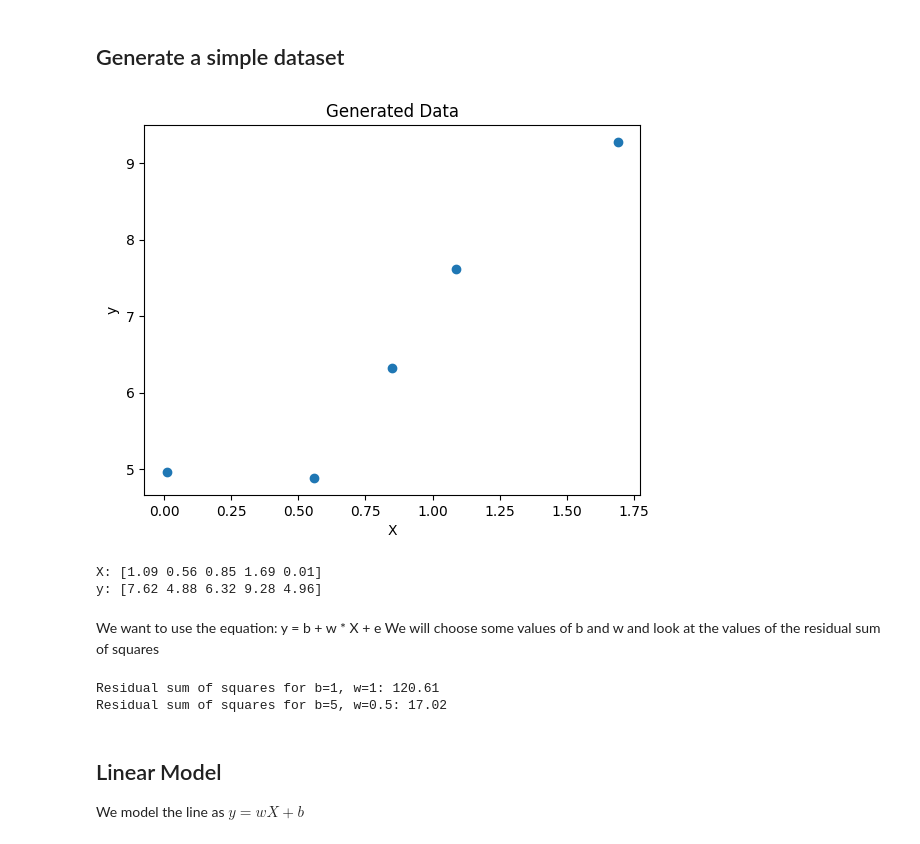
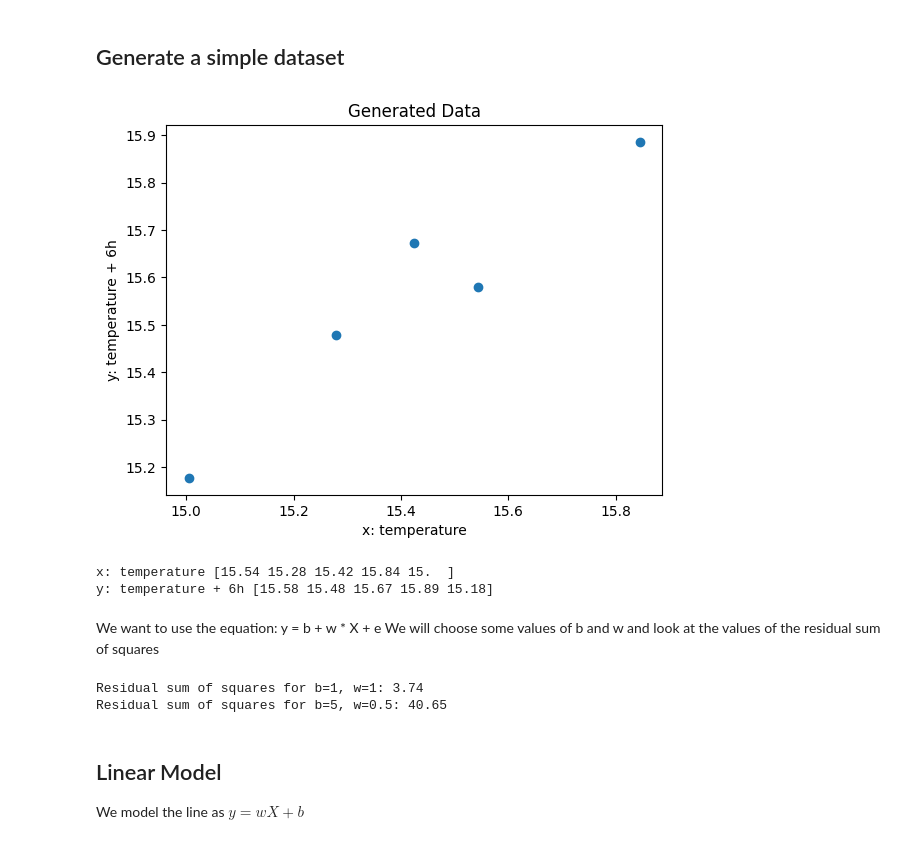
Before and after one commit to andrewcparnell/STAT41130, a Jupyter notebook: slides/day 1/D1C1.ipynb, the cells around one changed output. Cells and saved outputs as stored; diff of their text form; code cells hidden in the pictures.

```diff
--- a/slides/day 1/D1C1.ipynb
+++ b/slides/day 1/D1C1.ipynb
@@ -15,19 +15,19 @@ import matplotlib.pyplot as plt
 ## Generate a simple dataset
 # %%
 np.random.seed(100)
-X = 2 * np.random.rand(5, 1)
-y = 4 + 3 * X + np.random.randn(5, 1)
+X = 15 + np.random.rand(5, 1)
+y = X + np.random.rand(5, 1) * 0.3
 plt.scatter(X, y)
-plt.xlabel('X')
-plt.ylabel('y')
+plt.xlabel('x: temperature')
+plt.ylabel('y: temperature + 6h')
 plt.title('Generated Data')
 plt.show()
-print("X:", np.round(X.flatten(), 2))
-print("y:", np.round(y.flatten(), 2))
+print("x: temperature", np.round(X.flatten(), 2))
+print("y: temperature + 6h", np.round(y.flatten(), 2))
 # %% [output]
-[figure, old version]
+[figure, new version]
-X: [1.09 0.56 0.85 1.69 0.01]
-y: [7.62 4.88 6.32 9.28 4.96]
+x: temperature [15.54 15.28 15.42 15.84 15.  ]
+y: temperature + 6h [15.58 15.48 15.67 15.89 15.18]
 # %% [markdown]
 We want to use the equation: y = b + w * X + e
 We will choose some values of b and w and look at the values of the residual sum of squares
@@ -41,8 +41,8 @@ w = 0.5
 sum_of_squares = np.sum((y - (b + w * X)) ** 2)
 print(f"Residual sum of squares for b={b}, w={w}: {sum_of_squares:.2f}")
 # %% [output]
-Residual sum of squares for b=1, w=1: 120.61
-Residual sum of squares for b=5, w=0.5: 17.02
+Residual sum of squares for b=1, w=1: 3.74
+Residual sum of squares for b=5, w=0.5: 40.65
 # %% [markdown]
 ## Linear Model
 We model the line as $y = wX + b$
```
Also changed, not shown: parts of 7 cells of this notebook, 31 other files.
